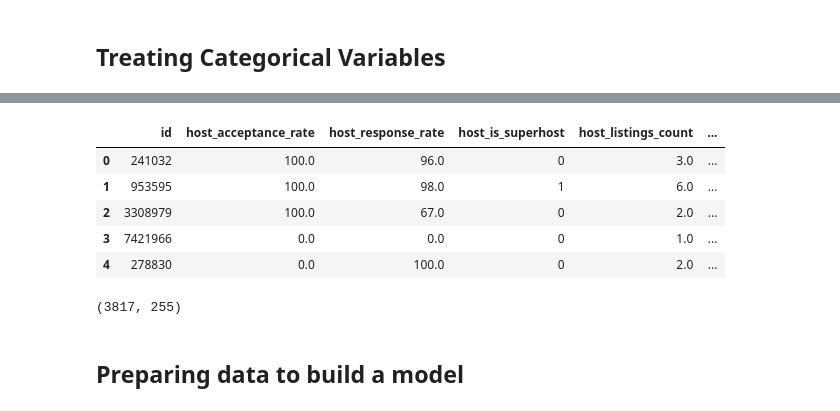
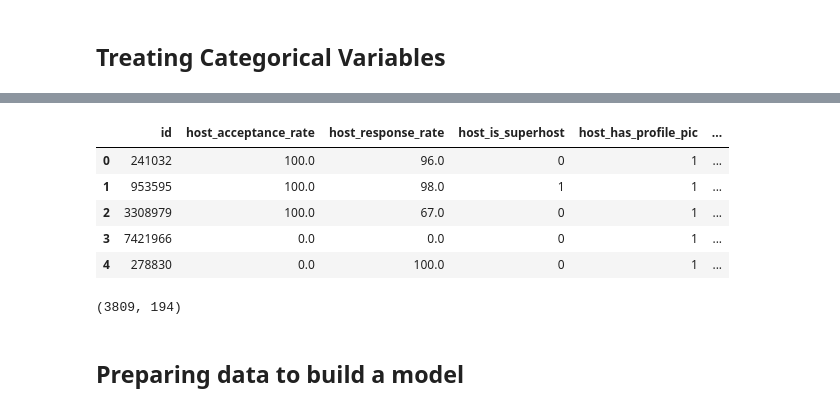
Before and after one commit to waficf/Kaggle_Competitions, a Jupyter notebook: AirBnB.ipynb, the cells around one changed output, grey strips where cells are left out. Drawn from its saved outputs; the diff is of its cells as text; code cells hidden in the pictures.

```diff
--- a/AirBnB.ipynb
+++ b/AirBnB.ipynb
@@ -575,2 +407,2 @@ df = treat_amenities(df_pred, 'amenities')
 # %%
-df.drop('index', axis=1, inplace=True)
+df.drop('amenities', axis=1, inplace=True)
@@ -659,3 +499,3 @@ Name: minimum_nights, dtype: float64
 # %%
 # I will drop this row with 1000 minimum nights because it looks like an error in the data
-df.drop(2760, inplace=True)
+df.drop(2617, inplace=True)
@@ -670,0 +517,2 @@ display_all(df.head())
+# %%
+df.drop([2107, 1519, 1500, 1537, 1631, 186, 2892, 156], inplace=True)
@@ -696,20 +547,20 @@ def encode_cat(df):
                                     prefix=cat_vars, prefix_sep='_', drop_first=False, dummy_na=True)], axis=1)
     return df
 # %%
-df = encode_cat(df)
+df_encode = encode_cat(df)
 # %%
-display_all(df.head())
+display_all(df_encode.head())
 # %% [output]
-|  | id | host_acceptance_rate | host_response_rate | host_is_superhost | host_listings_count | ... |
-| 0 | 241032 | 100.0 | 96.0 | 0 | 3.0 | ... |
-| 1 | 953595 | 100.0 | 98.0 | 1 | 6.0 | ... |
-| 2 | 3308979 | 100.0 | 67.0 | 0 | 2.0 | ... |
-| 3 | 7421966 | 0.0 | 0.0 | 0 | 1.0 | ... |
-| 4 | 278830 | 0.0 | 100.0 | 0 | 2.0 | ... |
+|  | id | host_acceptance_rate | host_response_rate | host_is_superhost | host_has_profile_pic | ... |
+| 0 | 241032 | 100.0 | 96.0 | 0 | 1 | ... |
+| 1 | 953595 | 100.0 | 98.0 | 1 | 1 | ... |
+| 2 | 3308979 | 100.0 | 67.0 | 0 | 1 | ... |
+| 3 | 7421966 | 0.0 | 0.0 | 0 | 1 | ... |
+| 4 | 278830 | 0.0 | 100.0 | 0 | 1 | ... |
 # %%
-df.shape
+df_encode.shape
 # %% [output]
-(3817, 255)
+(3809, 194)
 # %% [markdown]
 ## Preparing data to build a model
 # %% [markdown]
```
Also changed, not shown: parts of 69 cells of this notebook.
